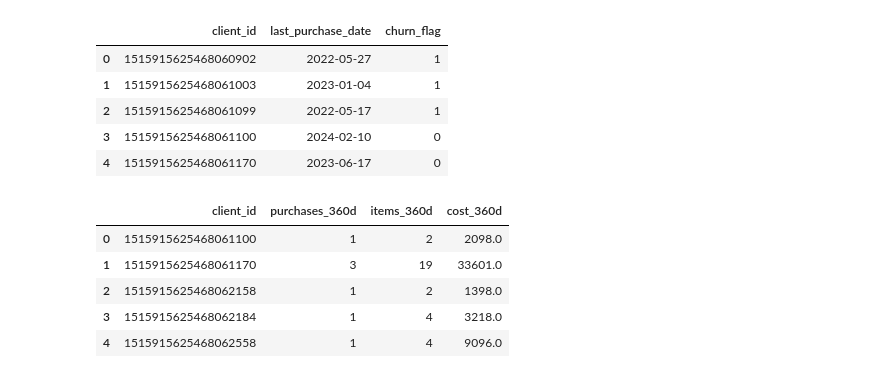
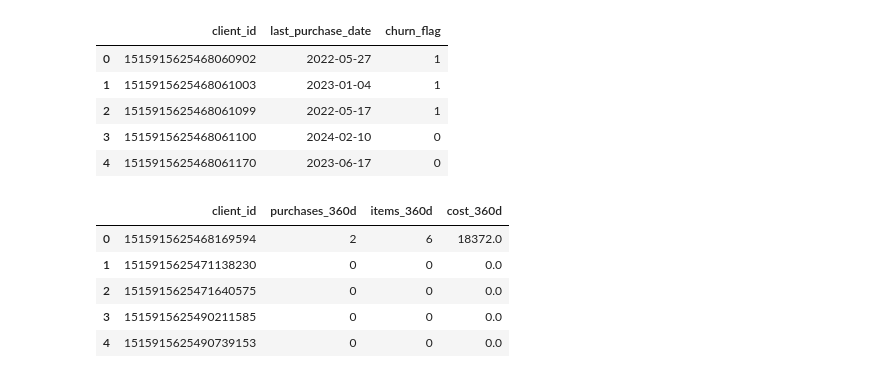
Before and after one commit to Ankudar/yandex_practicum_ds, a Jupyter notebook: 11) Masterskaya_2/notebook/project.ipynb, the cells around one changed output. Saved outputs shown, nothing was run; the diff lists cells and outputs as text; code cells hidden in the pictures.

```diff
--- a/11) Masterskaya_2/notebook/project.ipynb
+++ b/11) Masterskaya_2/notebook/project.ipynb
@@ -58,6 +58,11 @@ from tqdm import tqdm
 import time
 import re
 import ast
+from phik import phik_matrix
+from sklearn.preprocessing import RobustScaler
+from statsmodels.stats.outliers_influence import variance_inflation_factor
+
+pd.set_option("display.max_columns", None)
 # %% [markdown]
 ### Константы
 # %%
@@ -743,13 +810,13 @@ app_prch["category_ids"] = app_prch["category_ids"].apply(parse_category_ids)
 
 # берём первую категорию
 app_prch["category_ids_top"] = app_prch["category_ids"].apply(
-    lambda x: x[0] if len(x) > 0 else None
-).astype("Int16")
+    lambda x: int(x[0]) if len(x) > 0 and str(x[0]).isdigit() else -1
+).astype("int16")
 
 # берём последнюю непустую категорию
 app_prch["category_ids_last"] = app_prch["category_ids"].apply(
-    lambda x: next((i for i in reversed(x) if i not in [None, "", "nan"]), None)
-).astype("Int16")
+    lambda x: int(next((i for i in reversed(x) if i not in [None, "", "nan"] and str(i).isdigit()), -1))
+).astype("int16")
 # %%
 # время с момента последней покупки (в днях)
 last_date = pd.to_datetime(last_date)
@@ -907,35 +973,40 @@ churn_flag.head()
 | 4 | 1515915625468061170 | 2023-06-17 | 0 |
 # %%
 # агрегации по окнам 30/60/90/180/360 дней
-def agg_period(df, cutoff_days):
+def agg_period(df, cutoff_days, all_clients):
     cutoff = last_date - pd.Timedelta(days=cutoff_days)
     dff = df[df["date"] >= cutoff]
     out = dff.groupby("client_id").agg(
         purchases=("message_id", "nunique"),
         items=("quantity", "sum"),
         cost=("price", lambda x: (dff.loc[x.index, "quantity"] * x).sum())
     )
+
     out = out.rename(columns={
         "purchases": f"purchases_{cutoff_days}d",
         "items": f"items_{cutoff_days}d",
         "cost": f"cost_{cutoff_days}d"
     })
-    return out.reset_index()
 
-agg_30 = agg_period(app_prch, 30)
-agg_60 = agg_period(app_prch, 60)
-agg_90 = agg_period(app_prch, 90)
-agg_180 = agg_period(app_prch, 180)
-agg_360 = agg_period(app_prch, 360)
+    # добавляем всех клиентов, которых нет в dff
+    out = out.reindex(all_clients, fill_value=0).reset_index()
+    return out
+
+all_clients = app_prch["client_id"].unique()
+agg_30 = agg_period(app_prch, 30, all_clients)
+agg_60 = agg_period(app_prch, 60, all_clients)
+agg_90 = agg_period(app_prch, 90, all_clients)
+agg_180 = agg_period(app_prch, 180, all_clients)
+agg_360 = agg_period(app_prch, 360, all_clients)
 
 agg_360.head()
 # %% [output]
 |  | client_id | purchases_360d | items_360d | cost_360d |
-| 0 | 1515915625468061100 | 1 | 2 | 2098.0 |
-| 1 | 1515915625468061170 | 3 | 19 | 33601.0 |
-| 2 | 1515915625468062158 | 1 | 2 | 1398.0 |
-| 3 | 1515915625468062184 | 1 | 4 | 3218.0 |
-| 4 | 1515915625468062558 | 1 | 4 | 9096.0 |
+| 0 | 1515915625468169594 | 2 | 6 | 18372.0 |
+| 1 | 1515915625471138230 | 0 | 0 | 0.0 |
+| 2 | 1515915625471640575 | 0 | 0 | 0.0 |
+| 3 | 1515915625490211585 | 0 | 0 | 0.0 |
+| 4 | 1515915625490739153 | 0 | 0 | 0.0 |
 # %%
 # объединяем все в единый датафрейм client_features
 app_prch_agg = last_purchase[["client_id", "days_from_last_purchase"]] \
```
Also changed, not shown: parts of 27 cells of this notebook.
